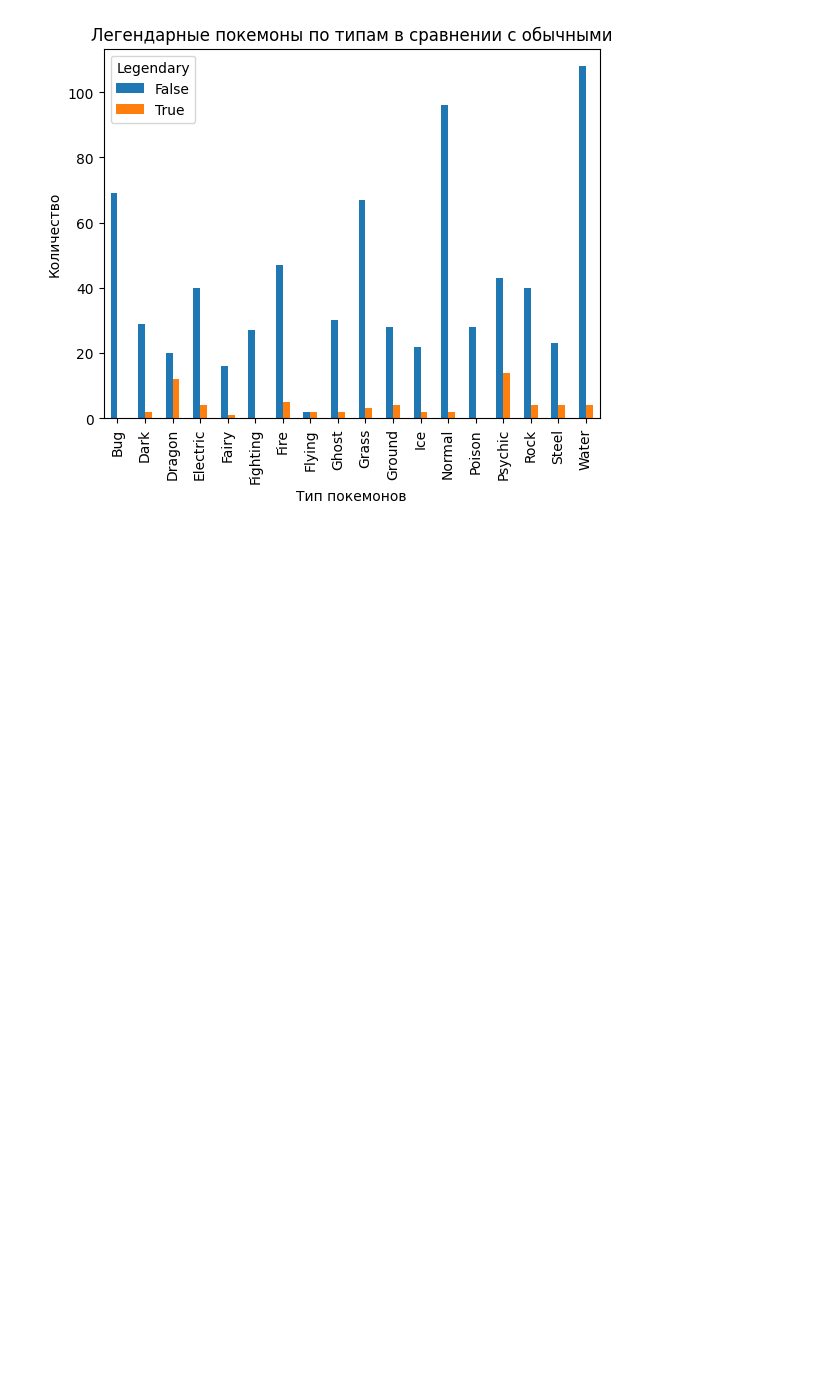
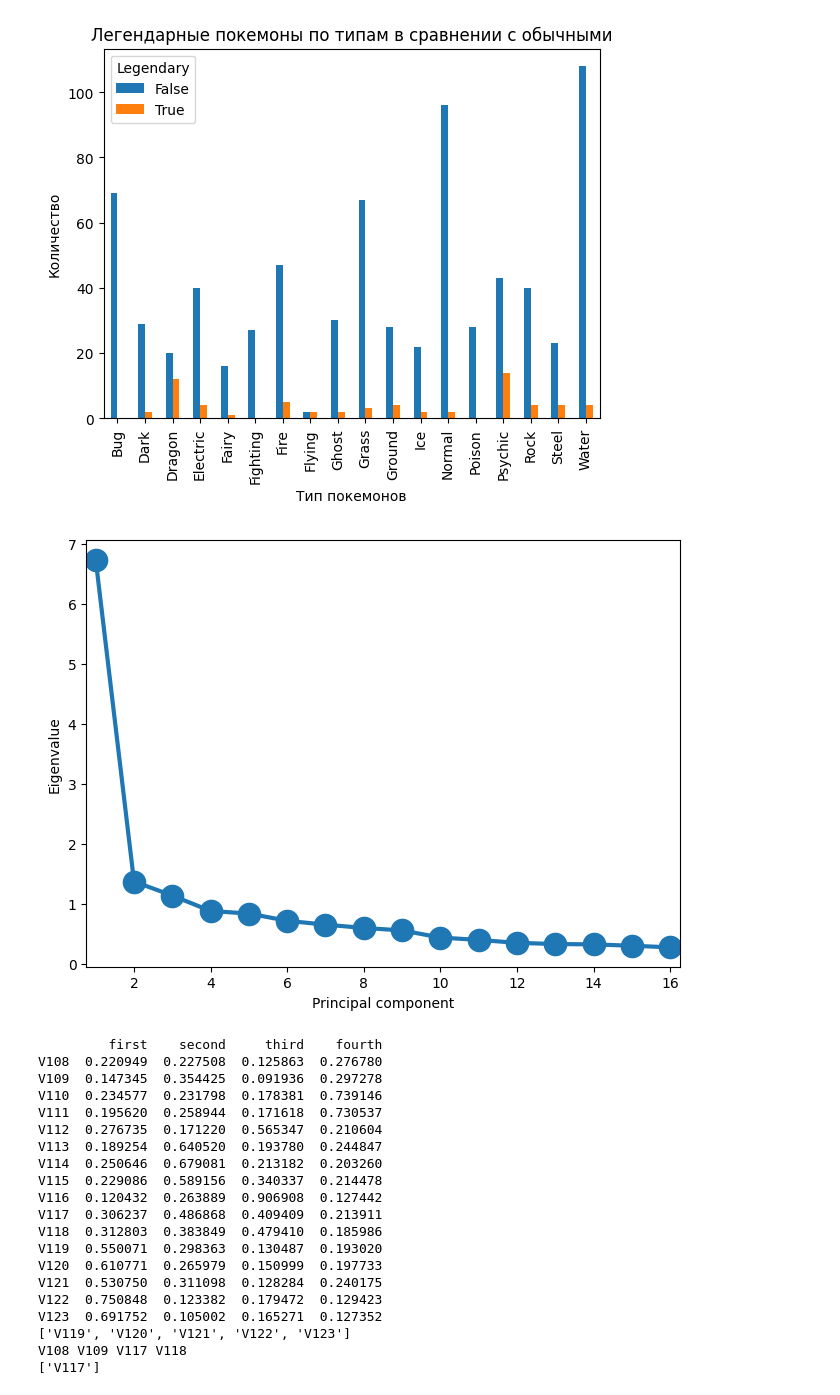
Before and after one commit to KazGet/Yandex_smallpandas_course, a Jupyter notebook: easy_pandas.ipynb, the cells around one changed output. Cells and saved outputs as stored; diff of their text form; code cells hidden in the pictures; blank space fills up the shorter version.

```diff
--- a/easy_pandas.ipynb
+++ b/easy_pandas.ipynb
@@ -233,3 +233,69 @@ print(df.groupby('Legendary')['Type1'].value_counts().unstack(0).plot(
 # %% [output]
 Axes(0.125,0.11;0.775x0.77)
 [figure]
+# %%
+# @title 5 Task
+import pandas as pd
+from matplotlib import pyplot as plt
+from sklearn.preprocessing import scale
+from sklearn.decomposition import PCA
+# !pip install psynlig
+from psynlig import pca_scree
+
+df = pd.read_csv("/content/WVSW 6 2010-2014.csv")
+data = scale(df)
+
+#Сколько вопросов попадают в первый фактор?
+pca = PCA()
+pca.fit_transform(data)
+pca_scree(pca, marker='o', markersize=16, lw=3)
+plt.show() #Ответ - кол - во точек, которые больше 1 по оси y. (4)
+
+"""
+В таблице факторных нагрузок, которая отражает корреляцию между фактором и переменной, все значения от 0.5 и выше мы будем считать достаточными для попадания в фактор.
+"""
+from factor_analyzer import FactorAnalyzer
+fa = FactorAnalyzer(n_factors=4,rotation='varimax')
+fa.fit(df)
+factor_df=pd.DataFrame(fa.loadings_,index = df.columns)
+factor_df = factor_df.rename(columns={0:'first', 1:'second', 2:'third', 3:'fourth'})
+print(factor_df)
+
+"""
+В таблице факторных нагрузок, которая отражает корреляцию между фактором и переменной, все значения от 0.5 и выше мы будем считать достаточными для попадания в фактор.
+Вам необходимо перечислить названия всех переменных, которые относятся к первому фактору.
+"""
+
+print(factor_df.query('first > 0.5').index.tolist())
+
+#А теперь вам нужно вывести названия переменных, у которых во всех столбцах значение меньше 0,5.
+sps = factor_df[(factor_df < 0.5).all(axis=1)].index.tolist()
+print(' '.join(sps))
+
+#Давайте изменим условие и определим, какие названия переменных при значении больше 0.4 относятся к двум факторам.
+mask = (factor_df > 0.4)
+rows_with_exactly_two = mask.sum(axis=1) == 2
+filtered_df = factor_df[rows_with_exactly_two]
+print(filtered_df.index.tolist())
+# %% [output]
+[figure, added]
+         first    second     third    fourth
+V108  0.220949  0.227508  0.125863  0.276780
+V109  0.147345  0.354425  0.091936  0.297278
+V110  0.234577  0.231798  0.178381  0.739146
+V111  0.195620  0.258944  0.171618  0.730537
+V112  0.276735  0.171220  0.565347  0.210604
+V113  0.189254  0.640520  0.193780  0.244847
+V114  0.250646  0.679081  0.213182  0.203260
+V115  0.229086  0.589156  0.340337  0.214478
+V116  0.120432  0.263889  0.906908  0.127442
+V117  0.306237  0.486868  0.409409  0.213911
+V118  0.312803  0.383849  0.479410  0.185986
+V119  0.550071  0.298363  0.130487  0.193020
+V120  0.610771  0.265979  0.150999  0.197733
+V121  0.530750  0.311098  0.128284  0.240175
+V122  0.750848  0.123382  0.179472  0.129423
+V123  0.691752  0.105002  0.165271  0.127352
+['V119', 'V120', 'V121', 'V122', 'V123']
+V108 V109 V117 V118
+['V117']
```
